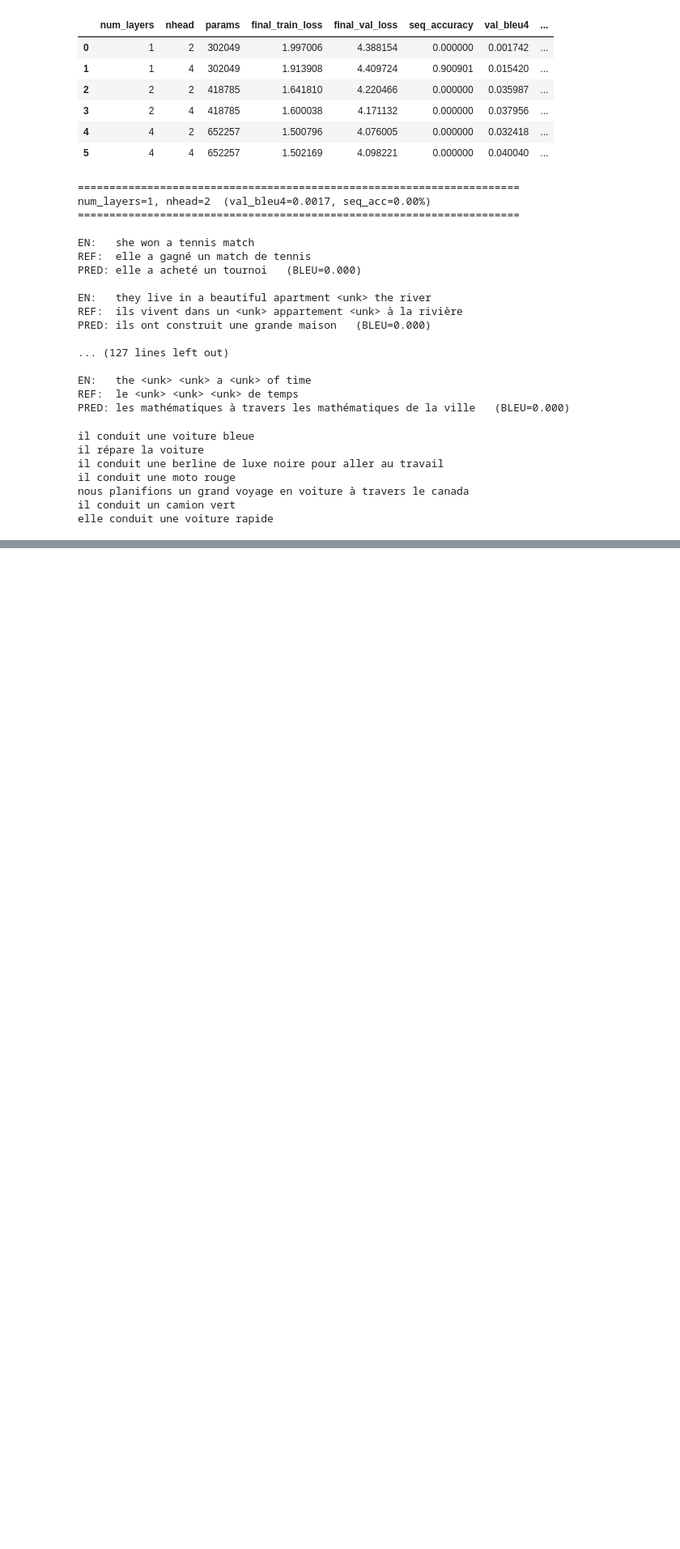
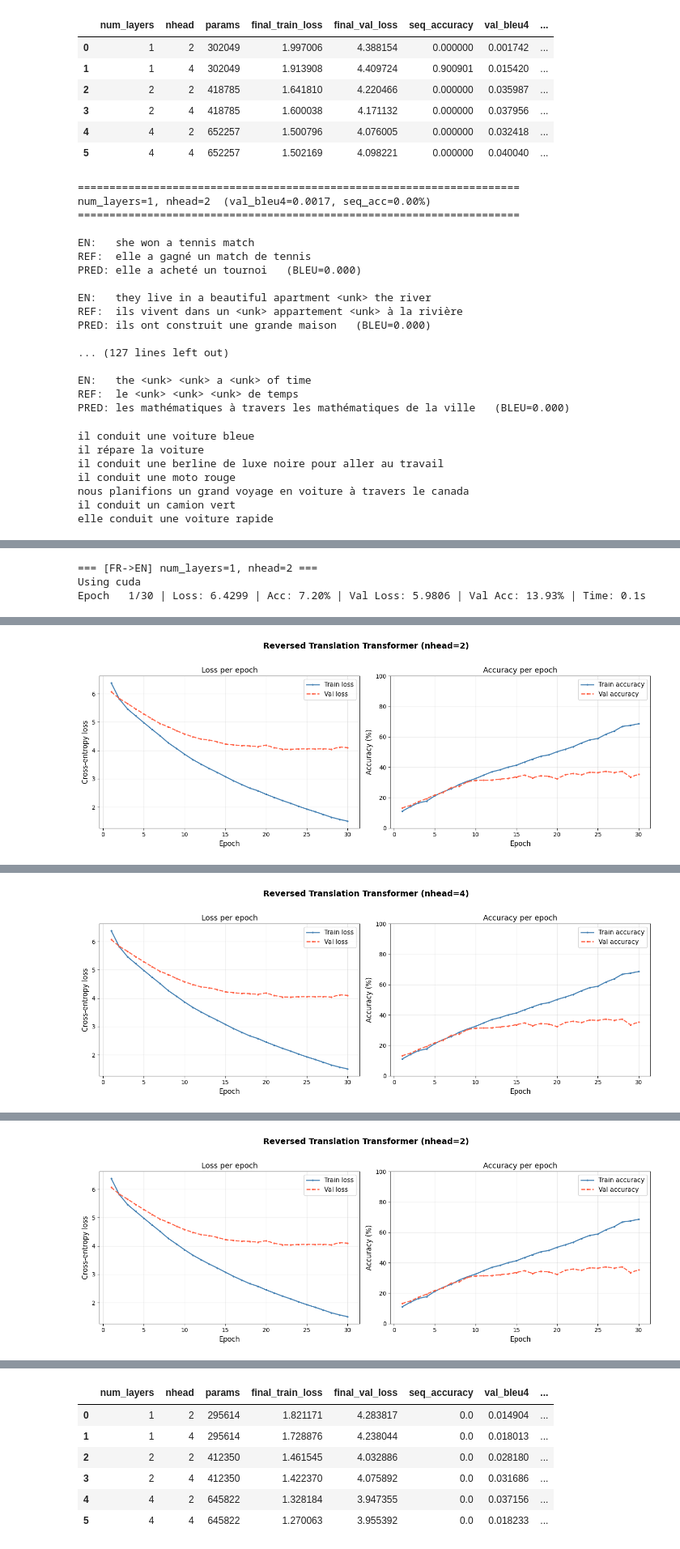
Before and after one commit to runo313/Deep-Learning, a Jupyter notebook: Transformers/next-char-transformer.ipynb, the cells around one changed output, grey strips where cells are left out. Shown at 81% size. Cells and saved outputs as stored; diff of their text form; code cells hidden in the pictures; blank space fills up the shorter version.

```diff
--- a/Transformers/next-char-transformer.ipynb
+++ b/Transformers/next-char-transformer.ipynb
@@ -1015,0 +1297,65 @@ elle conduit une voiture rapide
+# %%
+dec_input_train_r = make_decoder_input(tgt_train_r, src_vocab.BOS_IDX)
+dec_input_val_r   = make_decoder_input(tgt_val_r, src_vocab.BOS_IDX)
+
+train_dataset_r = TensorDataset(src_train_r, dec_input_train_r, tgt_train_r)
+val_dataset_r   = TensorDataset(src_val_r,   dec_input_val_r,   tgt_val_r)
+train_loader_r  = DataLoader(train_dataset_r, batch_size=32, shuffle=True)
+val_loader_r    = DataLoader(val_dataset_r,   batch_size=32, shuffle=False)
+# %%
+sweep_configs = [(1, 2), (1, 4), (2, 2), (2, 4), (4, 2), (4, 4)]
+qual_indices = [0, 5, 12, 20, 35]
+reversed_sweep_results = []
+
+for num_layers, nhead in sweep_configs:
+    print(f"\n=== [FR->EN] num_layers={num_layers}, nhead={nhead} ===")
+    model_r = TranslationTransformer(
+        eta=1e-3, n_iter=30, batch_size=32, random_state=42,
+        src_vocab_size=len(tgt_vocab),   # French is now the source
+        tgt_vocab_size=len(src_vocab),   # English is now the target
+        hidden_size=64, num_layers=num_layers, nhead=nhead, dropout=0.1,
+        pad_idx=Vocabulary.PAD_IDX, dim_feedforward=256
+    )
+    model_r.fit(train_loader_r, val_loader_r)
+
+    seq_acc, avg_bleu, per_sentence_bleu = evaluate_translations(
+        model_r, src_val_enc_r, tgt_val_enc_r, tgt_vocab, src_vocab
+    )
+
+    qualitative = []
+    for i in qual_indices:
+        pred_ids = model_r.translate(src_val_enc_r[i], src_vocab)
+        pred_tokens = src_vocab.decode(pred_ids)
+        ref_tokens = src_vocab.decode(tgt_val_enc_r[i])
+        fr_tokens = tgt_vocab.decode(src_val_enc_r[i])
+        qualitative.append({
+            'french': ' '.join(fr_tokens),
+            'reference_english': ' '.join(ref_tokens),
+            'predicted_english': ' '.join(pred_tokens),
+            'exact_match': pred_tokens == ref_tokens,
+            'bleu': bleu_score(pred_tokens, ref_tokens),
+        })
+
+    reversed_sweep_results.append({
+        'num_layers': num_layers, 'nhead': nhead,
+        'params': model_r.count_parameters(),
+        'final_train_loss': model_r.train_losses_[-1],
+        'final_val_loss': model_r.val_losses_[-1],
+        'seq_accuracy': seq_acc,
+        'val_bleu4': avg_bleu,
+        'training_time_s': model_r.training_time_,
+        'model': model_r,
+        'qualitative': qualitative,
+    })
+
+    plot_curves(model, title=f"Reversed Translation Transformer (nhead={nhead})")
+
+reversed_sweep_df = pd.DataFrame(
+    [{k: v for k, v in r.items() if k not in ('model', 'qualitative')}
+     for r in reversed_sweep_results]
+)
+reversed_sweep_df
+# %% [output]
+=== [FR->EN] num_layers=1, nhead=2 ===
+Using cuda
+Epoch   1/30 | Loss: 6.4299 | Acc: 7.20% | Val Loss: 5.9806 | Val Acc: 13.93% | Time: 0.1s
@@ -1015,0 +1379 @@ elle conduit une voiture rapide
+[figure, added]
@@ -1015,0 +1397 @@ elle conduit une voiture rapide
+[figure, added]
@@ -1015,0 +1415 @@ elle conduit une voiture rapide
+[figure, added]
@@ -1015,0 +1470,7 @@ elle conduit une voiture rapide
+|  | num_layers | nhead | params | final_train_loss | final_val_loss | seq_accuracy | val_bleu4 | ... |
+| 0 | 1 | 2 | 295614 | 1.821171 | 4.283817 | 0.0 | 0.014904 | ... |
+| 1 | 1 | 4 | 295614 | 1.728876 | 4.238044 | 0.0 | 0.018013 | ... |
+| 2 | 2 | 2 | 412350 | 1.461545 | 4.032886 | 0.0 | 0.028180 | ... |
+| 3 | 2 | 4 | 412350 | 1.422370 | 4.075892 | 0.0 | 0.031686 | ... |
+| 4 | 4 | 2 | 645822 | 1.328184 | 3.947355 | 0.0 | 0.037156 | ... |
+| 5 | 4 | 4 | 645822 | 1.270063 | 3.955392 | 0.0 | 0.018233 | ... |
```
Also changed, not shown: parts of 10 cells of this notebook.
